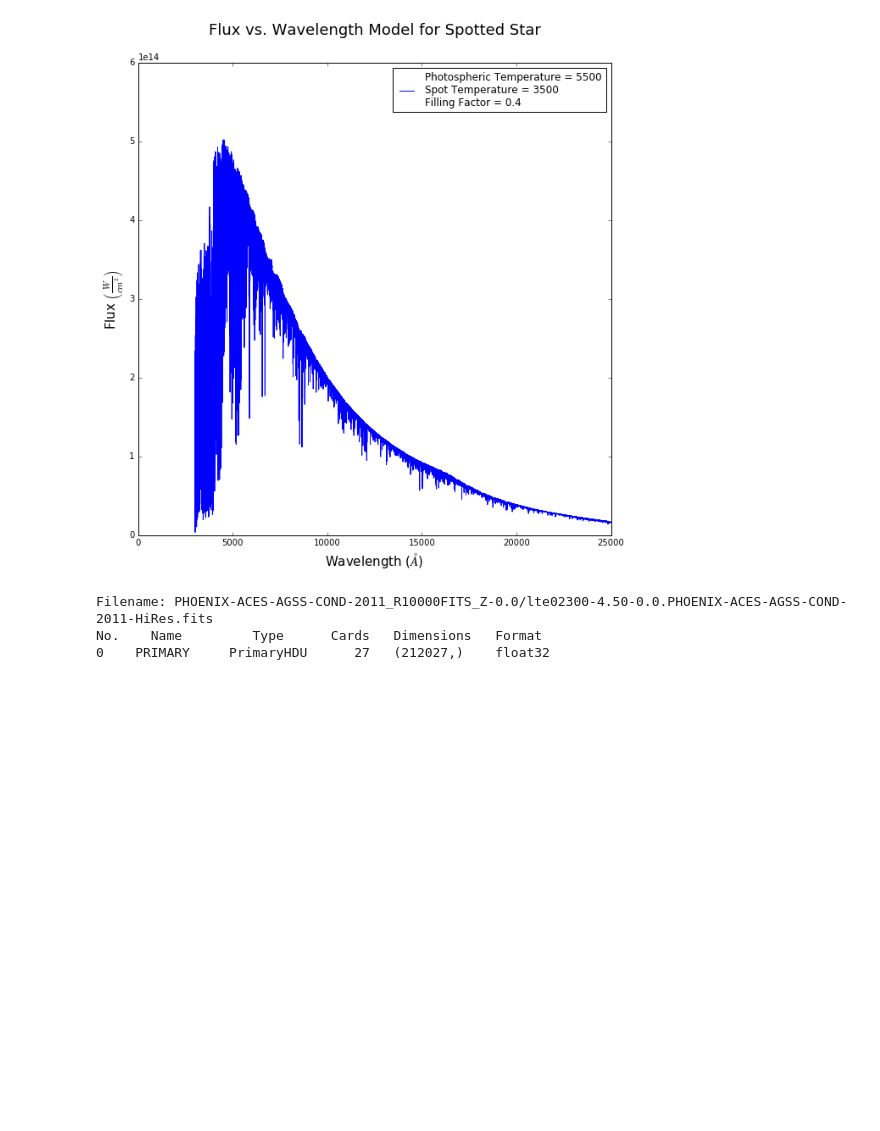
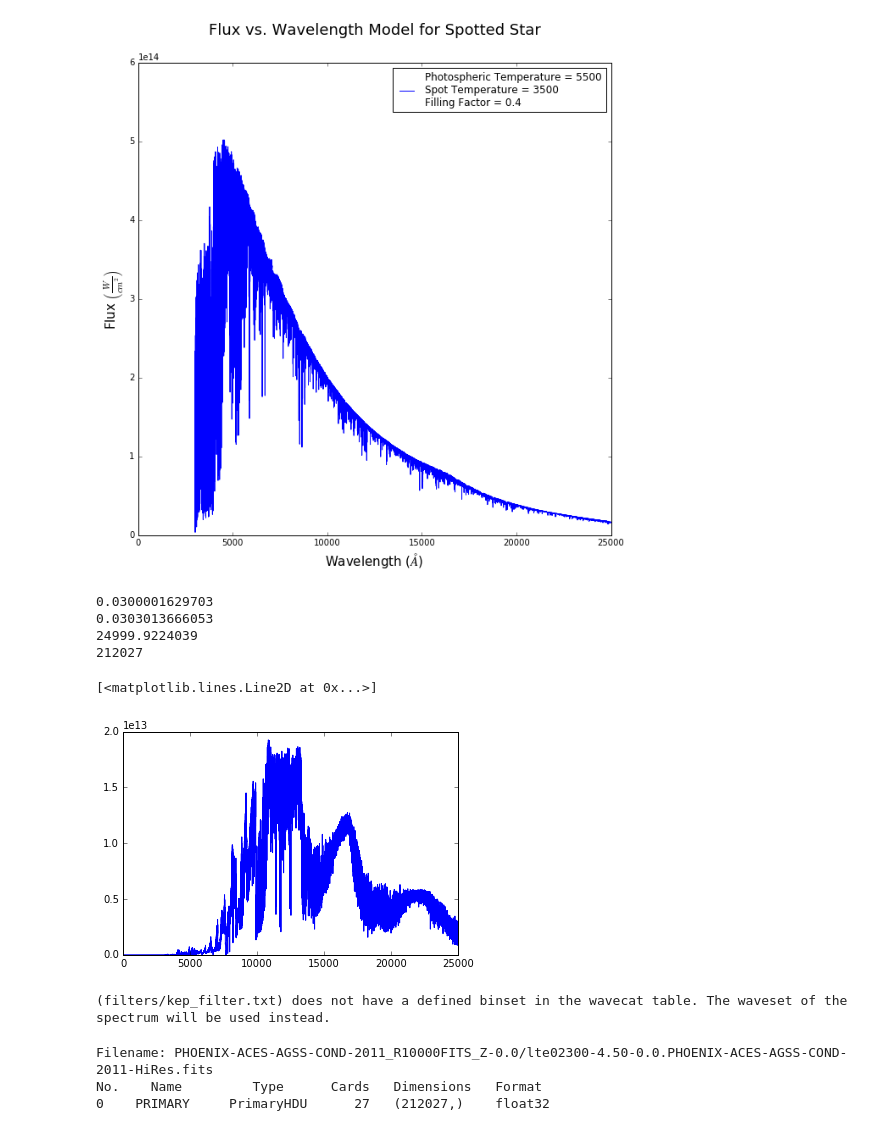
Before and after one commit to jradavenport/spot-colors, a Jupyter notebook: starspot-initial.ipynb, the cells around one changed output. Saved outputs shown, nothing was run; the diff lists cells and outputs as text; code cells hidden in the pictures; blank space fills up the shorter version.

```diff
--- a/starspot-initial.ipynb
+++ b/starspot-initial.ipynb
@@ -24,10 +26,10 @@ def get_model( temp ):
 
     Returns
     -------
-    wavelength: array(pretty sure)
+    wavelength: array
         Associated wavelengths for flux measurements from Phoenix FITS file, in Angstroms
 
-    flux: array(also pretty sure)
+    flux: array
         Flux measurements from Phoenix FITS file, in erg/s/cm^2
 
     temp: str
@@ -98,3 +114,30 @@ plt.savefig('spotfig.png')
+# %%
+print (wavelength[1]-wavelength[0])
+print (wavelength[1000]-wavelength[999])
+print (wavelength[-1])
+print (wavelength.size)
+newflux = np.interp(np.linspace(0,25000,212027),wavelength,flux)
+newwave = np.linspace(0,25000,212027)
+plt.plot(newwave,newflux)
+# %% [output]
+0.0300001629703
+0.0303013666053
+24999.9224039
+212027
+[<matplotlib.lines.Line2D at 0x...>]
+[figure, added]
+# %%
+'''kep_bp = S.FileBandpass('./filters/kep_filter.txt')
+spec = S.spectrum.ArraySourceSpectrum(wave=wavelength,flux=flux)
+#plt.plot(spec.wave,spec.flux)
+#plt.plot(bp.wave, bp.throughput)
+#plt.yscale("log")
+#kep_bp.obsmode.bandWave()
+obs = S.Observation(spec, kep_bp)
+#print (spec.wave)
+#plt.plot(spec.wave,obs)'''
+# %% [output]
+(filters/kep_filter.txt) does not have a defined binset in the wavecat table. The waveset of the spectrum will be used instead.
 # %%
 hdulist.info()
 # %% [output]
```
Also changed, not shown: parts of 3 cells of this notebook.
